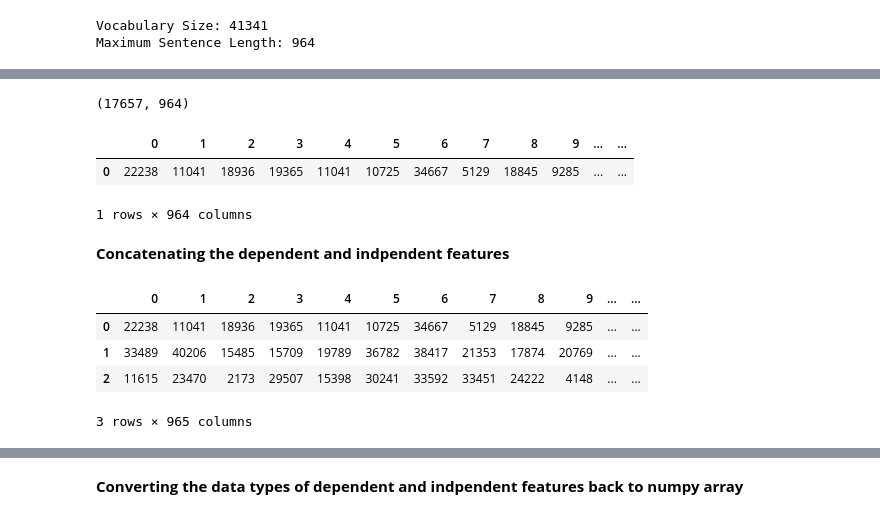
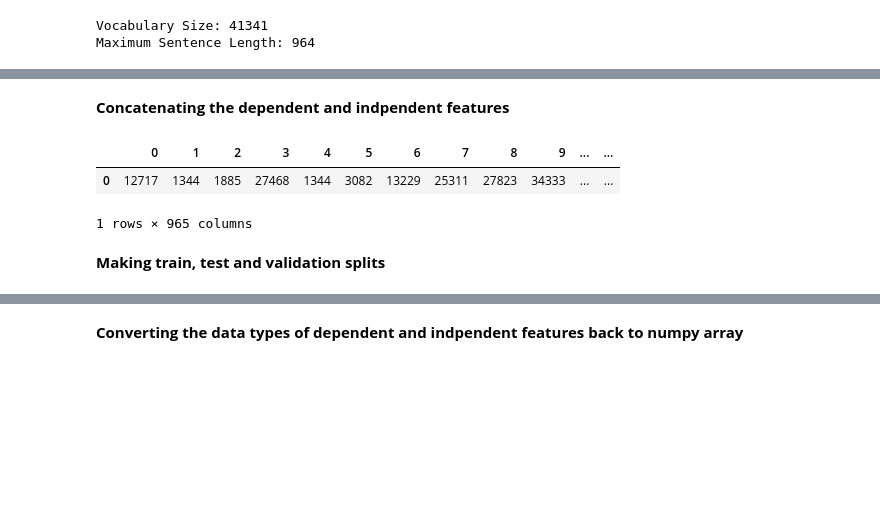
Before and after one commit to irtazaahmed714/data-science-projects, a Jupyter notebook: Multiclass Text Classification Using Bidirectional LSTM RNN.ipynb, the cells around one changed output, grey strips where cells are left out. Cells and saved outputs as stored; diff of their text form; code cells hidden in the pictures; blank space fills up the shorter version.

```diff
--- a/Multiclass Text Classification Using Bidirectional LSTM RNN.ipynb
+++ b/Multiclass Text Classification Using Bidirectional LSTM RNN.ipynb
@@ -108,2 +100,2 @@ y = df['job_type']
 # %%
-messages = x.copy()
+content = x.copy()
@@ -112,10 +108,9 @@ lem = WordNetLemmatizer()
 # %%
-# Data Preprocessing (Lemmatization)
 corpus = []
-for i in range(0, len(messages)):
-    review = re.sub('[^a-zA-Z]', ' ', messages['job_description'][i])
-    review = review.lower()
-    review = review.split()
-    review = [lem.lemmatize(word) for word in review if not word in stopwords.words('english')]
-    review = ' '.join(review)
-    corpus.append(review)
+for i in range(0, len(content)):
+    description = re.sub('[^a-zA-Z]', ' ', content['job_description'][i])
+    description = description.lower()
+    description = description.split()
+    description = [lem.lemmatize(word) for word in description if not word in stopwords.words('english')]
+    description = ' '.join(description)
+    corpus.append(description)
@@ -167,22 +140,14 @@ y_final_df = pd.DataFrame (y_final, columns = ['y'])
-# %%
-x_final_df.shape
-# %% [output]
-(17657, 964)
-# %%
-x_final_df.head(1)
-# %% [output]
-|  | 0 | 1 | 2 | 3 | 4 | 5 | 6 | 7 | 8 | 9 | ... | ... |
-| 0 | 22238 | 11041 | 18936 | 19365 | 11041 | 10725 | 34667 | 5129 | 18845 | 9285 | ... | ... |
-1 rows × 964 columns
+# %%
+x_final_df = pd.DataFrame (embedded_docs)
 # %% [markdown]
 **Concatenating the dependent and indpendent features**
 # %%
-df_final = pd.concat ([x_final_df, y_final_df], axis = 1)
-df_final.head(3)
+df_final = pd.concat ([x_final_df, y], axis = 1)
+df_final.head(1)
 # %% [output]
 |  | 0 | 1 | 2 | 3 | 4 | 5 | 6 | 7 | 8 | 9 | ... | ... |
-| 0 | 22238 | 11041 | 18936 | 19365 | 11041 | 10725 | 34667 | 5129 | 18845 | 9285 | ... | ... |
-| 1 | 33489 | 40206 | 15485 | 15709 | 19789 | 36782 | 38417 | 21353 | 17874 | 20769 | ... | ... |
-| 2 | 11615 | 23470 | 2173 | 29507 | 15398 | 30241 | 33592 | 33451 | 24222 | 4148 | ... | ... |
+| 0 | 12717 | 1344 | 1885 | 27468 | 1344 | 3082 | 13229 | 25311 | 27823 | 34333 | ... | ... |
-3 rows × 965 columns
+1 rows × 965 columns
+# %% [markdown]
+**Making train, test and validation splits**
 # %%
```
Also changed, not shown: parts of 56 cells of this notebook.
